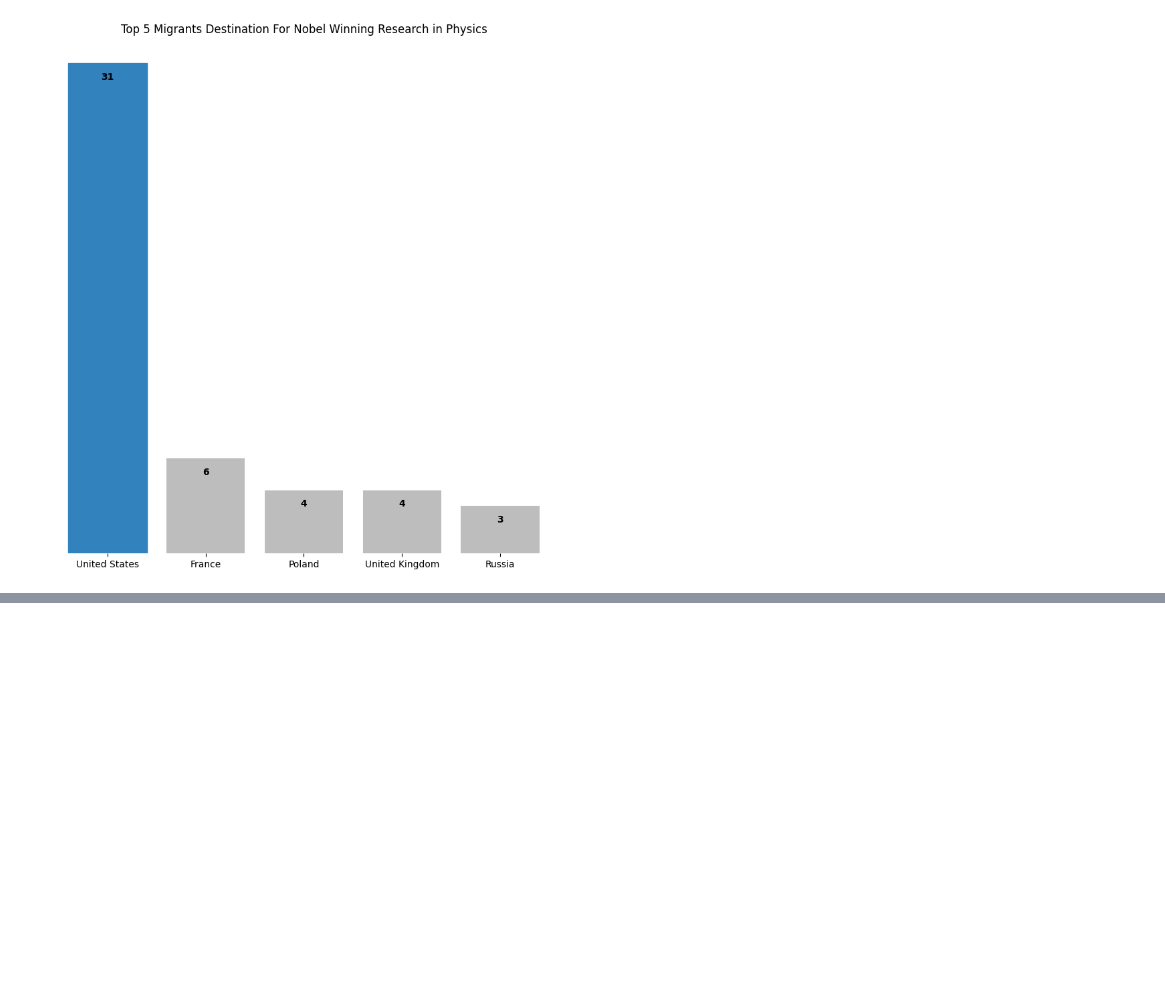
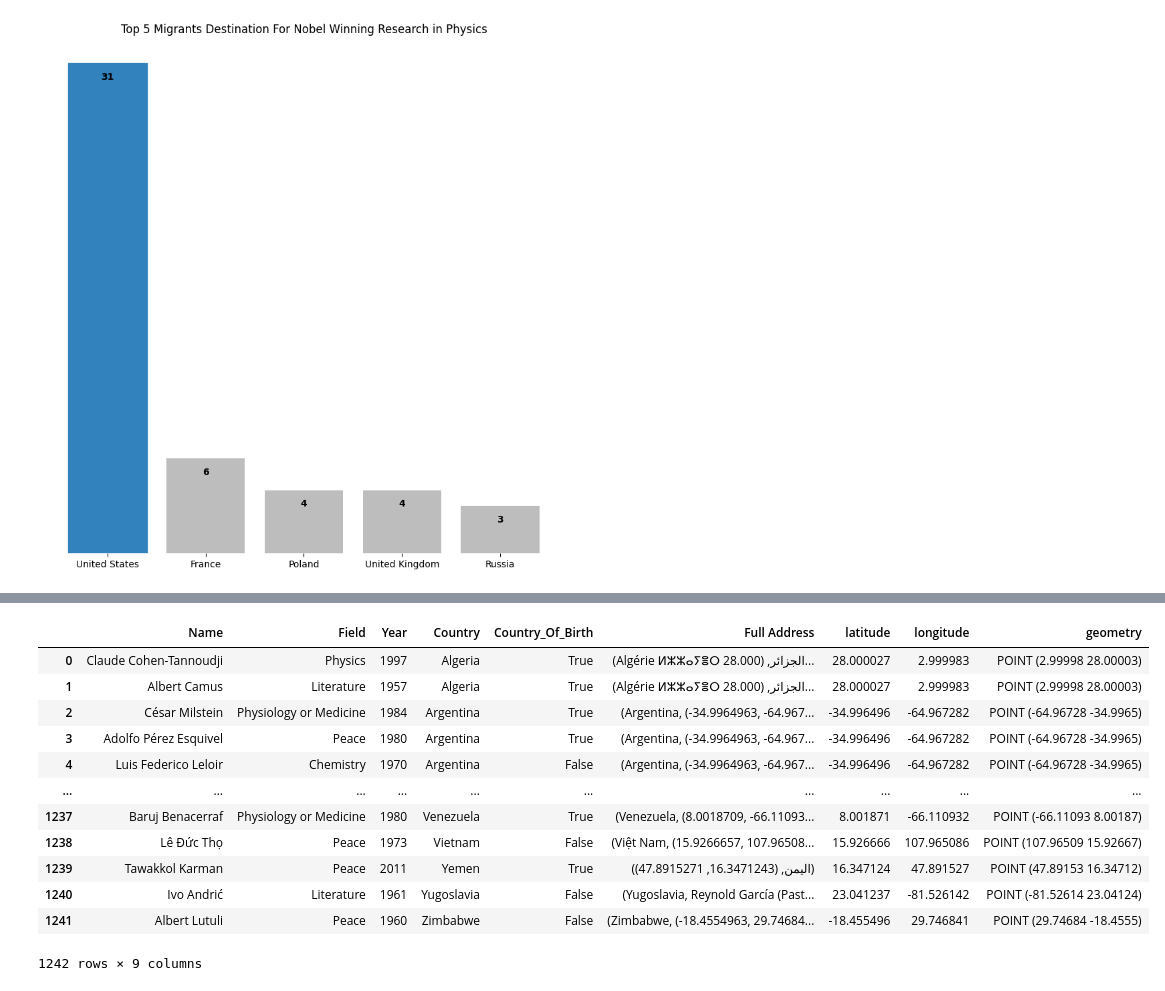
Before and after one commit to adelvictor/Nobel-Laureate, a Jupyter notebook: NobelLaureates.ipynb, the cells around one changed output, grey strips where cells are left out. Cells and saved outputs as stored; diff of their text form; code cells hidden in the pictures; blank space fills up the shorter version.

```diff
--- a/NobelLaureates.ipynb
+++ b/NobelLaureates.ipynb
@@ -159,0 +284,4 @@ plt.show()
+# %%
+LaureateCountryDF["latitude"] = LaureateCountryDF["Full Address"].apply(lambda x: x.latitude)
+# %%
+LaureateCountryDF["longitude"] = LaureateCountryDF["Full Address"].apply(lambda x: x.longitude)
@@ -159,0 +304,20 @@ plt.show()
+# %%
+geometry = gpd.points_from_xy(LaureateCountryDF.longitude, LaureateCountryDF.latitude)
+# %%
+geo_df = gpd.GeoDataFrame(LaureateCountryDF, geometry=geometry)
+# %%
+geo_df
+# %% [output]
+|  | Name | Field | Year | Country | Country_Of_Birth | Full Address | latitude | longitude | geometry |
+| 0 | Claude Cohen-Tannoudji | Physics | 1997 | Algeria | True | (Algérie ⵍⵣⵣⴰⵢⴻⵔ الجزائر, (28.000... | 28.000027 | 2.999983 | POINT (2.99998 28.00003) |
+| 1 | Albert Camus | Literature | 1957 | Algeria | True | (Algérie ⵍⵣⵣⴰⵢⴻⵔ الجزائر, (28.000... | 28.000027 | 2.999983 | POINT (2.99998 28.00003) |
+| 2 | César Milstein | Physiology or Medicine | 1984 | Argentina | True | (Argentina, (-34.9964963, -64.967... | -34.996496 | -64.967282 | POINT (-64.96728 -34.9965) |
+| 3 | Adolfo Pérez Esquivel | Peace | 1980 | Argentina | True | (Argentina, (-34.9964963, -64.967... | -34.996496 | -64.967282 | POINT (-64.96728 -34.9965) |
+| 4 | Luis Federico Leloir | Chemistry | 1970 | Argentina | False | (Argentina, (-34.9964963, -64.967... | -34.996496 | -64.967282 | POINT (-64.96728 -34.9965) |
+| ... | ... | ... | ... | ... | ... | ... | ... | ... | ... |
+| 1237 | Baruj Benacerraf | Physiology or Medicine | 1980 | Venezuela | True | (Venezuela, (8.0018709, -66.11093... | 8.001871 | -66.110932 | POINT (-66.11093 8.00187) |
+| 1238 | Lê Đức Thọ | Peace | 1973 | Vietnam | False | (Việt Nam, (15.9266657, 107.96508... | 15.926666 | 107.965086 | POINT (107.96509 15.92667) |
+| 1239 | Tawakkol Karman | Peace | 2011 | Yemen | True | (اليمن, (16.3471243, 47.8915271)) | 16.347124 | 47.891527 | POINT (47.89153 16.34712) |
+| 1240 | Ivo Andrić | Literature | 1961 | Yugoslavia | False | (Yugoslavia, Reynold García (Past... | 23.041237 | -81.526142 | POINT (-81.52614 23.04124) |
+| 1241 | Albert Lutuli | Peace | 1960 | Zimbabwe | False | (Zimbabwe, (-18.4554963, 29.74684... | -18.455496 | 29.746841 | POINT (29.74684 -18.4555) |
+1242 rows × 9 columns
```
Also changed, not shown: parts of 25 cells of this notebook, 3 other files.
